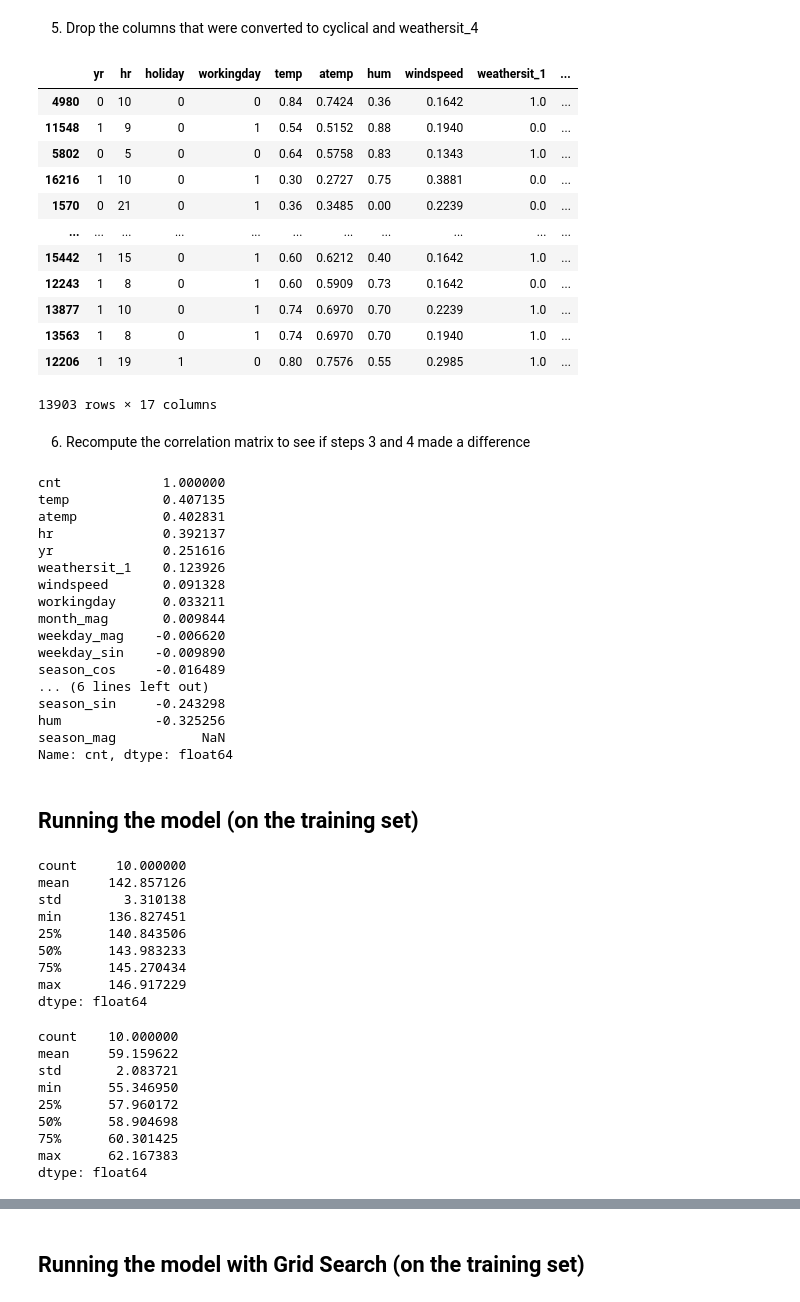
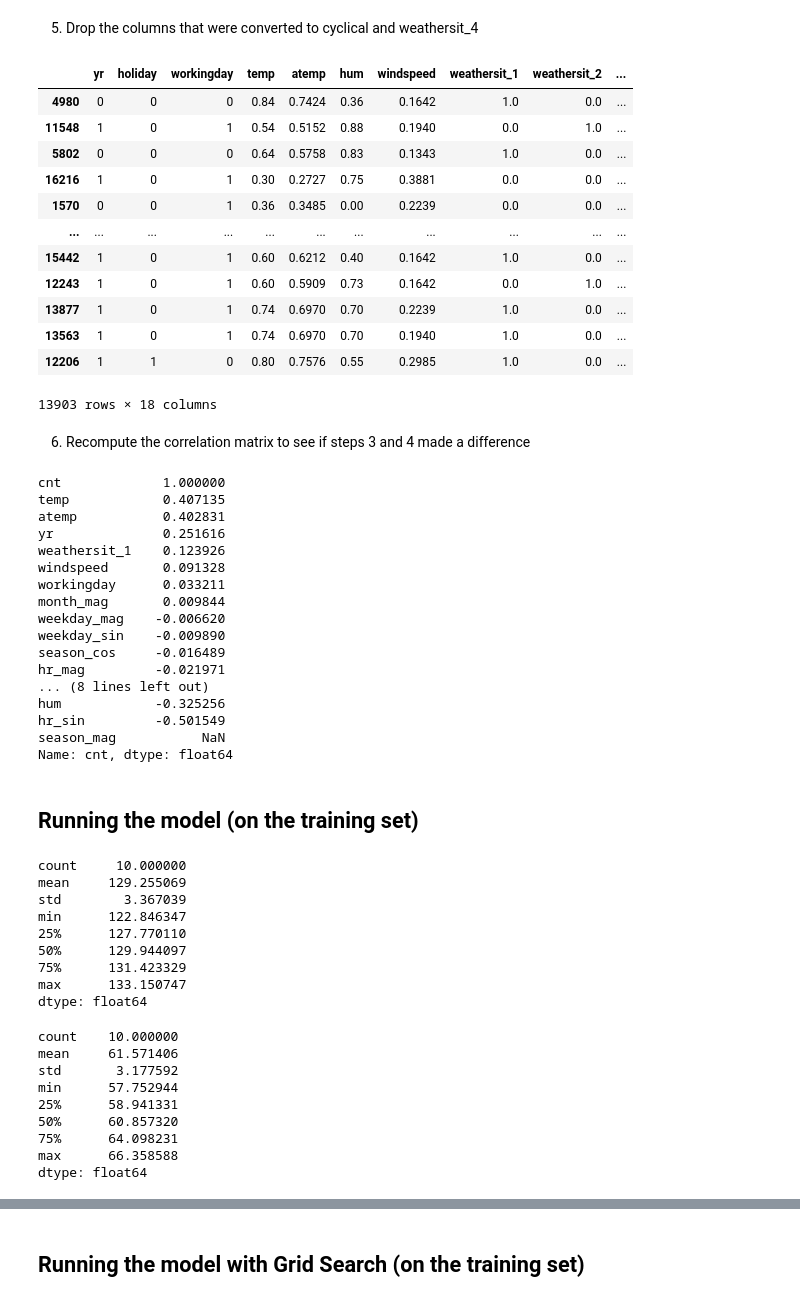
Before and after one commit to maddyBrown19/audomadic-regressor, a Jupyter notebook: audomadic.ipynb, the cells around one changed output, grey strips where cells are left out. Saved outputs shown, nothing was run; the diff lists cells and outputs as text; code cells hidden in the pictures.

Commit message:
Cyclically encode the hour column

```diff
--- a/audomadic.ipynb
+++ b/audomadic.ipynb
@@ -249,3 +251,18 @@ strat_train_set.drop("weathersit_4", axis=1, inplace=True)
+# %%
+# Circular encoding function
+def circular_transform(X, max_value):
+    X = np.asarray(X).flatten()
+    sin_vals = np.sin(2 * np.pi * X / max_value)
+    cos_vals = np.cos(2 * np.pi * X / max_value)
+    return np.vstack([sin_vals, cos_vals]).T
+
+# Apply circular encoding
+max_value = 24
+encoded_hour = circular_transform((strat_train_set["hr"].values + 1), max_value)  # increase the hour to be 1 - 24 range
+
+# Add the encoded values back to the DataFrame
+strat_train_set["hr_sin"] = encoded_hour[:, 0]
+strat_train_set["hr_cos"] = encoded_hour[:, 1]
 # %% [markdown]
 &nbsp; &nbsp; &nbsp; &nbsp; Weekday
 # %%
@@ -286,22 +296,22 @@ strat_train_set["season_cos"] = encoded_seasons[:, 1]
 # %% [markdown]
 5. Drop the columns that were converted to cyclical and weathersit_4
 # %%
-strat_train_set.drop(["weekday", "mnth", "season"], axis = 1, inplace = True)
+strat_train_set.drop(["weekday", "mnth", "season", "hr"], axis = 1, inplace = True)
 strat_train_set
 # %% [output]
-|  | yr | hr | holiday | workingday | temp | atemp | hum | windspeed | weathersit_1 | ... |
-| 4980 | 0 | 10 | 0 | 0 | 0.84 | 0.7424 | 0.36 | 0.1642 | 1.0 | ... |
-| 11548 | 1 | 9 | 0 | 1 | 0.54 | 0.5152 | 0.88 | 0.1940 | 0.0 | ... |
-| 5802 | 0 | 5 | 0 | 0 | 0.64 | 0.5758 | 0.83 | 0.1343 | 1.0 | ... |
-| 16216 | 1 | 10 | 0 | 1 | 0.30 | 0.2727 | 0.75 | 0.3881 | 0.0 | ... |
-| 1570 | 0 | 21 | 0 | 1 | 0.36 | 0.3485 | 0.00 | 0.2239 | 0.0 | ... |
+|  | yr | holiday | workingday | temp | atemp | hum | windspeed | weathersit_1 | weathersit_2 | ... |
+| 4980 | 0 | 0 | 0 | 0.84 | 0.7424 | 0.36 | 0.1642 | 1.0 | 0.0 | ... |
+| 11548 | 1 | 0 | 1 | 0.54 | 0.5152 | 0.88 | 0.1940 | 0.0 | 1.0 | ... |
+| 5802 | 0 | 0 | 0 | 0.64 | 0.5758 | 0.83 | 0.1343 | 1.0 | 0.0 | ... |
+| 16216 | 1 | 0 | 1 | 0.30 | 0.2727 | 0.75 | 0.3881 | 0.0 | 0.0 | ... |
+| 1570 | 0 | 0 | 1 | 0.36 | 0.3485 | 0.00 | 0.2239 | 0.0 | 0.0 | ... |
 | ... | ... | ... | ... | ... | ... | ... | ... | ... | ... | ... |
-| 15442 | 1 | 15 | 0 | 1 | 0.60 | 0.6212 | 0.40 | 0.1642 | 1.0 | ... |
-| 12243 | 1 | 8 | 0 | 1 | 0.60 | 0.5909 | 0.73 | 0.1642 | 0.0 | ... |
-| 13877 | 1 | 10 | 0 | 1 | 0.74 | 0.6970 | 0.70 | 0.2239 | 1.0 | ... |
-| 13563 | 1 | 8 | 0 | 1 | 0.74 | 0.6970 | 0.70 | 0.1940 | 1.0 | ... |
-| 12206 | 1 | 19 | 1 | 0 | 0.80 | 0.7576 | 0.55 | 0.2985 | 1.0 | ... |
+| 15442 | 1 | 0 | 1 | 0.60 | 0.6212 | 0.40 | 0.1642 | 1.0 | 0.0 | ... |
+| 12243 | 1 | 0 | 1 | 0.60 | 0.5909 | 0.73 | 0.1642 | 0.0 | 1.0 | ... |
+| 13877 | 1 | 0 | 1 | 0.74 | 0.6970 | 0.70 | 0.2239 | 1.0 | 0.0 | ... |
+| 13563 | 1 | 0 | 1 | 0.74 | 0.6970 | 0.70 | 0.1940 | 1.0 | 0.0 | ... |
+| 12206 | 1 | 1 | 0 | 0.80 | 0.7576 | 0.55 | 0.2985 | 1.0 | 0.0 | ... |
-13903 rows × 17 columns
+13903 rows × 18 columns
 # %% [markdown]
 6. Recompute the correlation matrix to see if steps 3 and 4 made a difference
 # %%
@@ -313,6 +323,7 @@ train_with_cnt["cnt"] = train_labels
 train_with_cnt["weekday_mag"] = np.sqrt(train_with_cnt["weekday_sin"]**2 + train_with_cnt["weekday_cos"]**2)
 train_with_cnt["month_mag"] = np.sqrt(train_with_cnt["mnth_sin"]**2 + train_with_cnt["mnth_cos"]**2)
 train_with_cnt["season_mag"] = np.sqrt(train_with_cnt["season_sin"]**2 + train_with_cnt["season_cos"]**2)
+train_with_cnt["hr_mag"] = np.sqrt(train_with_cnt["hr_sin"]**2 + train_with_cnt["hr_cos"]**2)
 
 correlation_matrix = train_with_cnt.corr(numeric_only = True)
 correlation_matrix["cnt"].sort_values(ascending = False)
@@ -320,7 +331,6 @@ correlation_matrix["cnt"].sort_values(ascending = False)
 cnt             1.000000
 temp            0.407135
 atemp           0.402831
-hr              0.392137
 yr              0.251616
 weathersit_1    0.123926
 windspeed       0.091328
@@ -329,9 +339,10 @@ month_mag       0.009844
 weekday_mag    -0.006620
 weekday_sin    -0.009890
 season_cos     -0.016489
-... (6 lines left out)
-season_sin     -0.243298
+hr_mag         -0.021971
+... (8 lines left out)
 hum            -0.325256
+hr_sin         -0.501549
 season_mag           NaN
 Name: cnt, dtype: float64
 # %% [markdown]
@@ -344,13 +355,13 @@ lin_rmses = -cross_val_score(lin_reg, strat_train_set, train_labels,
 pd.Series(lin_rmses).describe()
 # %% [output]
 count     10.000000
-mean     142.857126
-std        3.310138
-min      136.827451
-25%      140.843506
-50%      143.983233
-75%      145.270434
-max      146.917229
+mean     129.255069
+std        3.367039
+min      122.846347
+25%      127.770110
+50%      129.944097
+75%      131.423329
+max      133.150747
 dtype: float64
 # %%
 # Decision Tree Regression model with cross validation
@@ -360,13 +371,13 @@ tree_rmses = -cross_val_score(tree_reg, strat_train_set, train_labels,
 pd.Series(tree_rmses).describe()
 # %% [output]
 count    10.000000
-mean     59.159622
-std       2.083721
-min      55.346950
-25%      57.960172
-50%      58.904698
-75%      60.301425
-max      62.167383
+mean     61.571406
+std       3.177592
+min      57.752944
+25%      58.941331
+50%      60.857320
+75%      64.098231
+max      66.358588
 dtype: float64
 # %%
 # Random Forest Regression with cross validation
```
Also changed, not shown: parts of 18 cells of this notebook.
